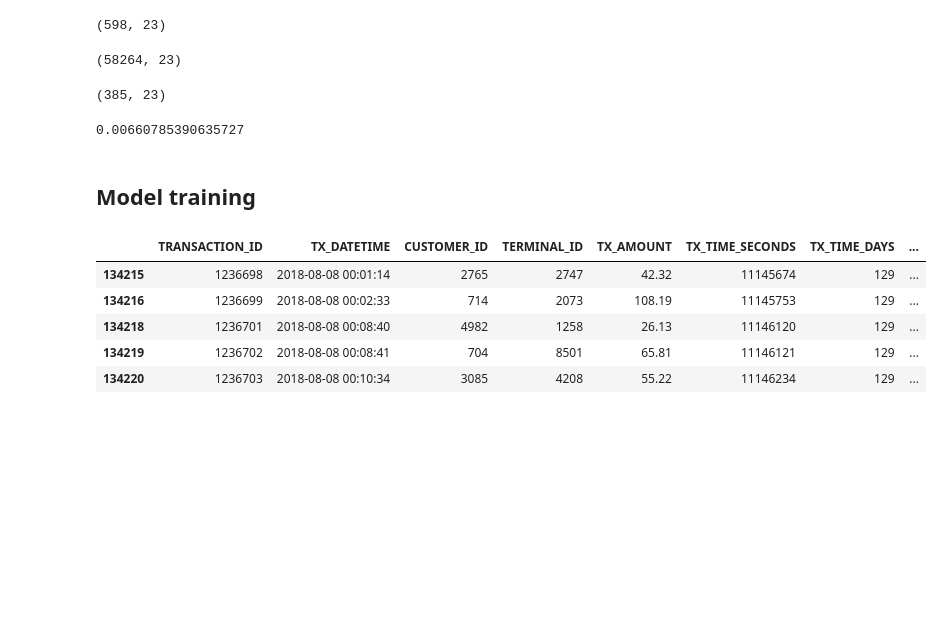
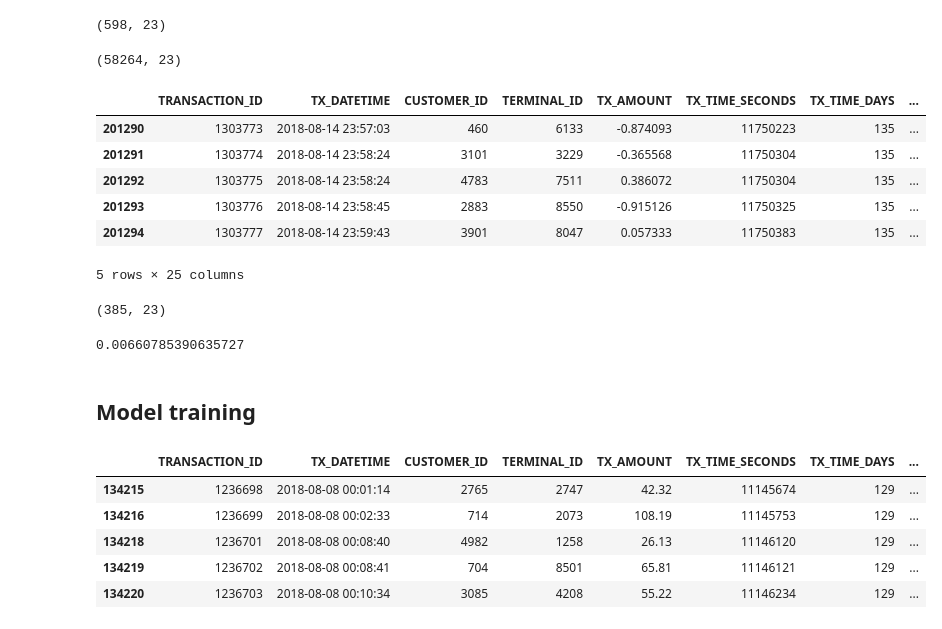
Before and after one commit to eduoie/creditcardfraud_ml, a Jupyter notebook: notebooks/Main_notebook.ipynb, the cells around one changed output. Saved outputs shown, nothing was run; the diff lists cells and outputs as text; code cells hidden in the pictures; blank space fills up the shorter version.

```diff
--- a/notebooks/Main_notebook.ipynb
+++ b/notebooks/Main_notebook.ipynb
@@ -958,6 +976,16 @@ train_df[train_df.TX_FRAUD==1].shape
 test_df.shape
 # %% [output]
 (58264, 23)
+# %%
+test_df.tail()
+# %% [output]
+|  | TRANSACTION_ID | TX_DATETIME | CUSTOMER_ID | TERMINAL_ID | TX_AMOUNT | TX_TIME_SECONDS | TX_TIME_DAYS | ... |
+| 201290 | 1303773 | 2018-08-14 23:57:03 | 460 | 6133 | -0.874093 | 11750223 | 135 | ... |
+| 201291 | 1303774 | 2018-08-14 23:58:24 | 3101 | 3229 | -0.365568 | 11750304 | 135 | ... |
+| 201292 | 1303775 | 2018-08-14 23:58:24 | 4783 | 7511 | 0.386072 | 11750304 | 135 | ... |
+| 201293 | 1303776 | 2018-08-14 23:58:45 | 2883 | 8550 | -0.915126 | 11750325 | 135 | ... |
+| 201294 | 1303777 | 2018-08-14 23:59:43 | 3901 | 8047 | 0.057333 | 11750383 | 135 | ... |
+5 rows × 25 columns
 # %%
 test_df[test_df.TX_FRAUD==1].shape
 # %% [output]
```
Also changed, not shown: parts of 18 cells of this notebook.
